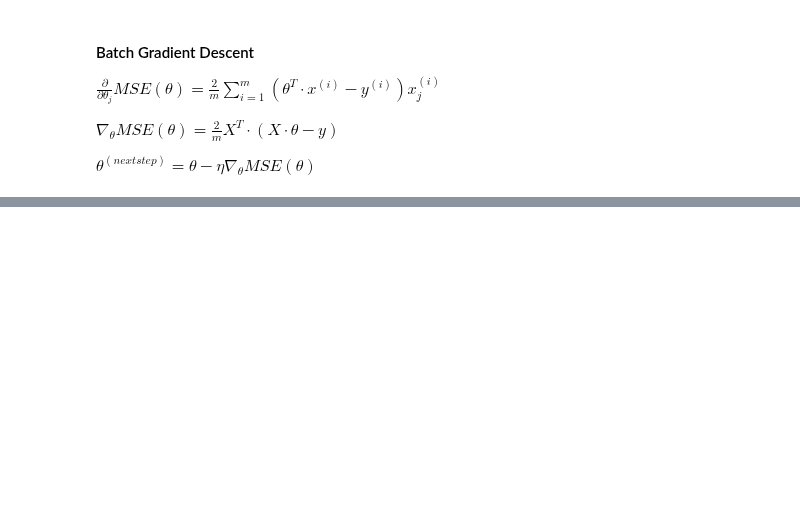
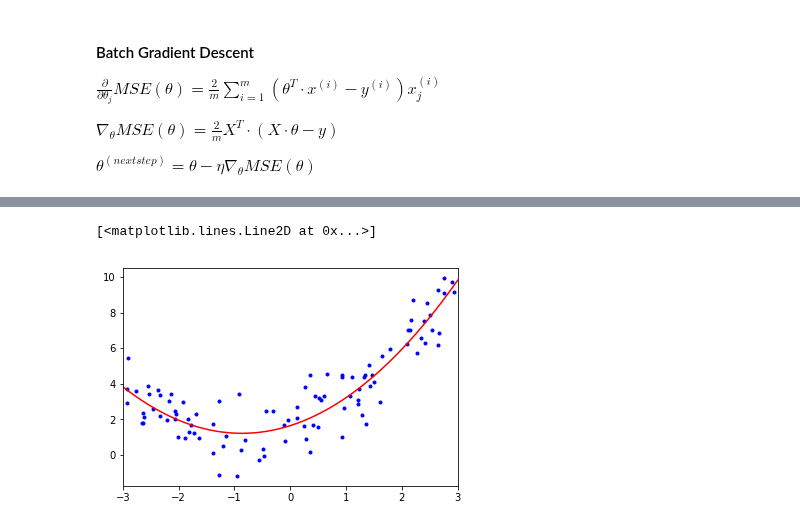
Before and after one commit to rumourcy/DA, a Jupyter notebook: handson-ml/04_training_models.ipynb, the cells around one changed output, grey strips where cells are left out. Saved outputs shown, nothing was run; the diff lists cells and outputs as text; code cells hidden in the pictures; blank space fills up the shorter version.

```diff
--- a/handson-ml/04_training_models.ipynb
+++ b/handson-ml/04_training_models.ipynb
@@ -79,0 +143,9 @@ array([[4.34269143],
+# %%
+X_hat = np.linspace(-3, 3, 100)
+y_hat = lin_reg.coef_[0][1] * X_hat**2 + lin_reg.coef_[0][0] * X_hat + lin_reg.intercept_[0]
+plt.xlim((-3, 3))
+plt.plot(X, y, 'b.')
+plt.plot(X_hat, y_hat, 'r-')
+# %% [output]
+[<matplotlib.lines.Line2D at 0x...>]
+[figure, added]
```
Also changed, not shown: parts of 21 cells of this notebook.
